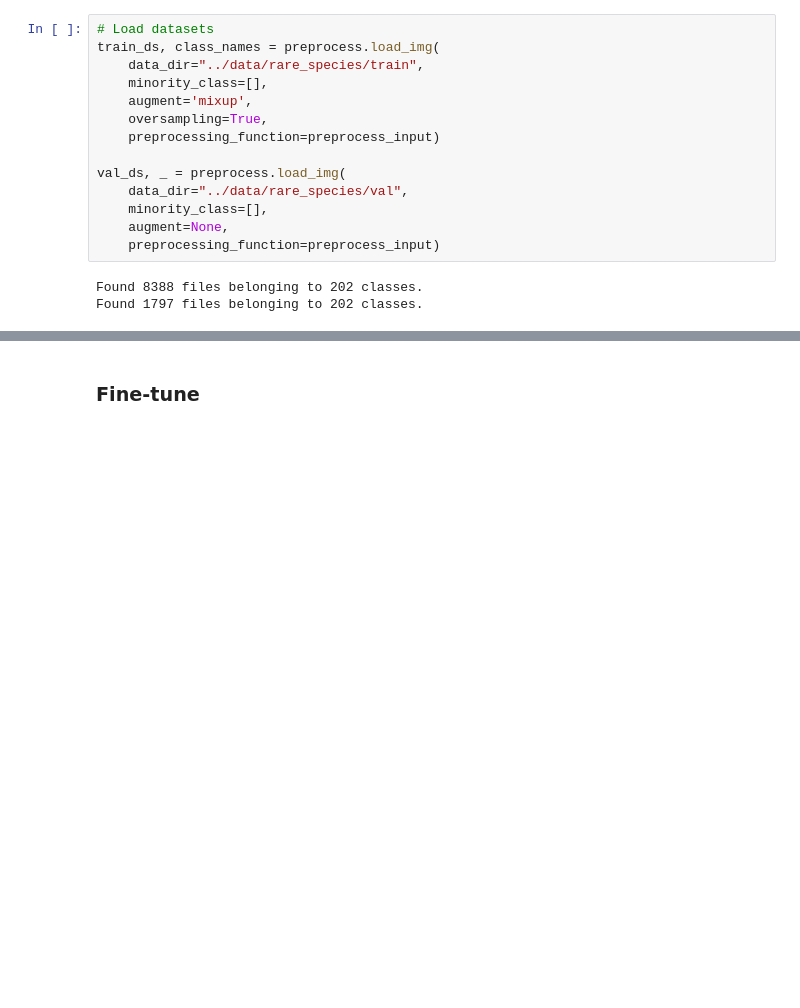
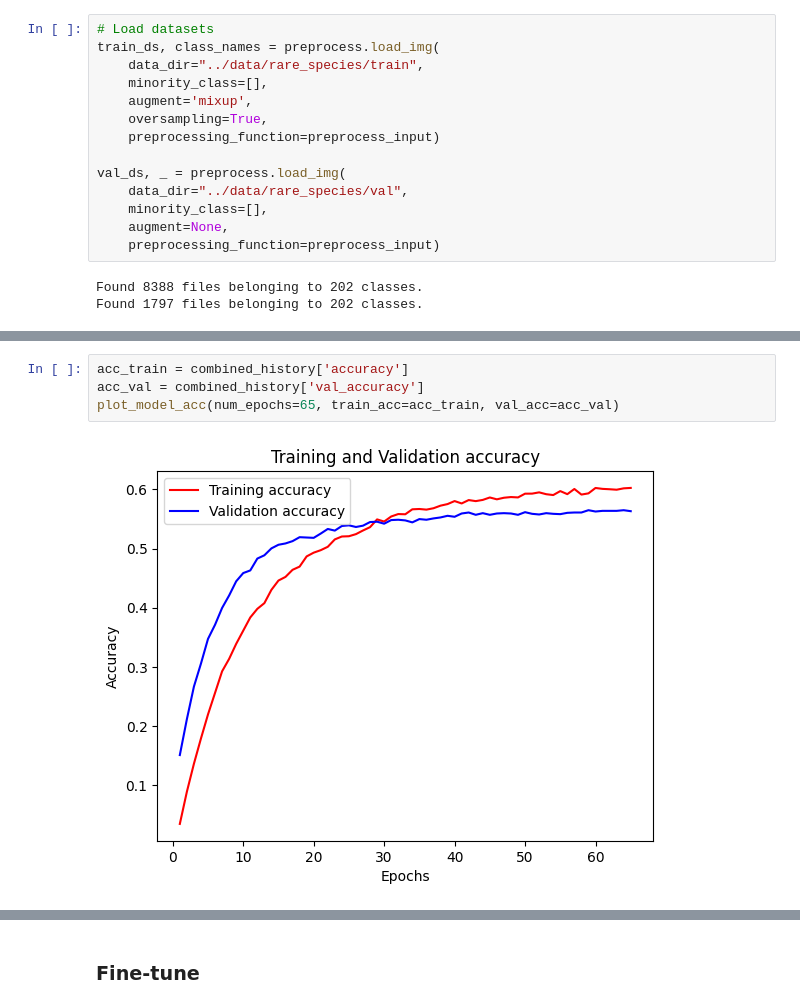
Before and after one commit to mgalao/deep-learning-project, a Jupyter notebook: project/DL_Pre_Trained_Models.ipynb, the cells around one changed output, grey strips where cells are left out. Cells and saved outputs as stored; diff of their text form; blank space fills up the shorter version.

```diff
--- a/project/DL_Pre_Trained_Models.ipynb
+++ b/project/DL_Pre_Trained_Models.ipynb
@@ -463,0 +383,6 @@ NameError: name 'history_cont' is not defined
+# %%
+acc_train = combined_history['accuracy']
+acc_val = combined_history['val_accuracy']
+plot_model_acc(num_epochs=65, train_acc=acc_train, val_acc=acc_val)
+# %% [output]
+[figure, added]
```
Also changed, not shown: parts of 53 cells of this notebook, 2 other files.
